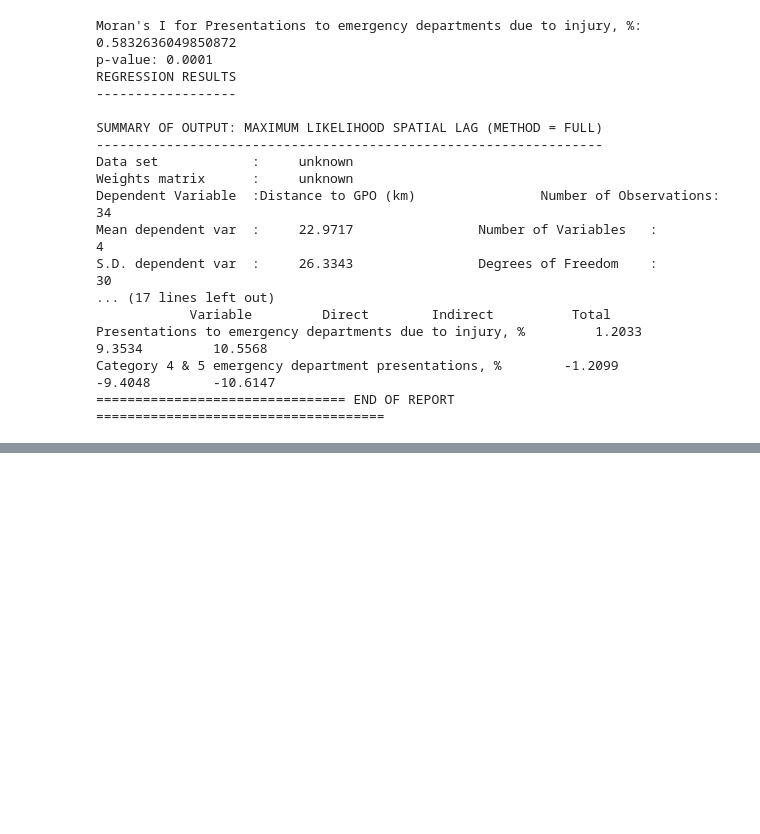
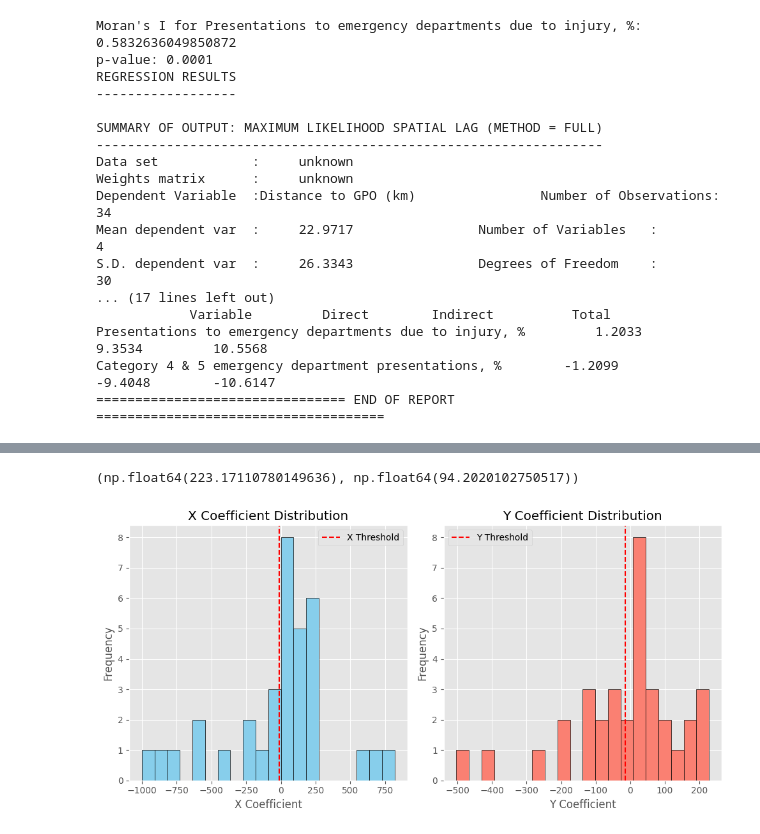
Before and after one commit to Subhasis-Biswas/ML4CPS_Project2, a Jupyter notebook: b1.ipynb, the cells around one changed output, grey strips where cells are left out. Saved outputs shown, nothing was run; the diff lists cells and outputs as text; code cells hidden in the pictures; blank space fills up the shorter version.

```diff
--- a/b1.ipynb
+++ b/b1.ipynb
@@ -423,0 +433,23 @@ Category 4 & 5 emergency department presentations, %        -1.2099         -9.4
+# %%
+data_gpd = data.copy()  # Create a copy of the original DataFrame
+data_gpd['geometry'] = data_gpd.apply(lambda row: Point(row['cart_x'], row['cart_y']), axis=1)
+data_gpd = gpd.GeoDataFrame(data_gpd, geometry='geometry')
+
+# Create spatial weights matrix using k-nearest neighbors
+w = weights.KNN.from_dataframe(data_gpd, k=8)
+w.transform = 'R'  # Use uppercase 'R' for row standardization
+
+# Continue with Moran's I and the SAR model
+lag_pop_density = weights.lag_spatial(w, data['Travel time to nearest public hospital'])
+moran_pop_density = Moran(data['Travel time to nearest public hospital'], w, permutations=9999)
+print("Moran's I for Travel time to nearest public hospital:", moran_pop_density.I)
+# print p-value
+print("p-value:", moran_pop_density.p_sim)
+
+# Define dependent and independent variables
+y = data['Travel time to nearest public hospital'].values.reshape(-1, 1)
+X = data[['Distance to GPO (km)']].values
+
+# Fit a spatial lag model (ML_Lag)
+model = ML_Lag(y, X, w=w, name_y='Travel time to nearest public hospital', name_x=['Distance to GPO (km)'])
+print(model.summary)
@@ -423,0 +595,25 @@ Category 4 & 5 emergency department presentations, %        -1.2099         -9.4
+# %%
+x_threshold, y_threshold
+# %% [output]
+(np.float64(223.17110780149636), np.float64(94.2020102750517))
+# %%
+# plot parameter distributions
+fig, ax = plt.subplots(1, 2, figsize=(10, 5))
+ax[0].hist(gwr_params['X_Coeff'], bins=20, color='skyblue', edgecolor='black')
+ax[0].axvline(x=x_threshold, color='red', linestyle='--', label='X Threshold')
+ax[0].set_title('X Coefficient Distribution')
+ax[0].set_xlabel('X Coefficient')
+ax[0].set_ylabel('Frequency')
+ax[0].legend()
+
+ax[1].hist(gwr_params['Y_Coeff'], bins=20, color='salmon', edgecolor='black')
+ax[1].axvline(x=y_threshold, color='red', linestyle='--', label='Y Threshold')
+ax[1].set_title('Y Coefficient Distribution')
+ax[1].set_xlabel('Y Coefficient')
+ax[1].set_ylabel('Frequency')
+ax[1].legend()
+
+plt.tight_layout()
+plt.show()
+# %% [output]
+[figure, added]
```
Also changed, not shown: parts of 7 cells of this notebook.
